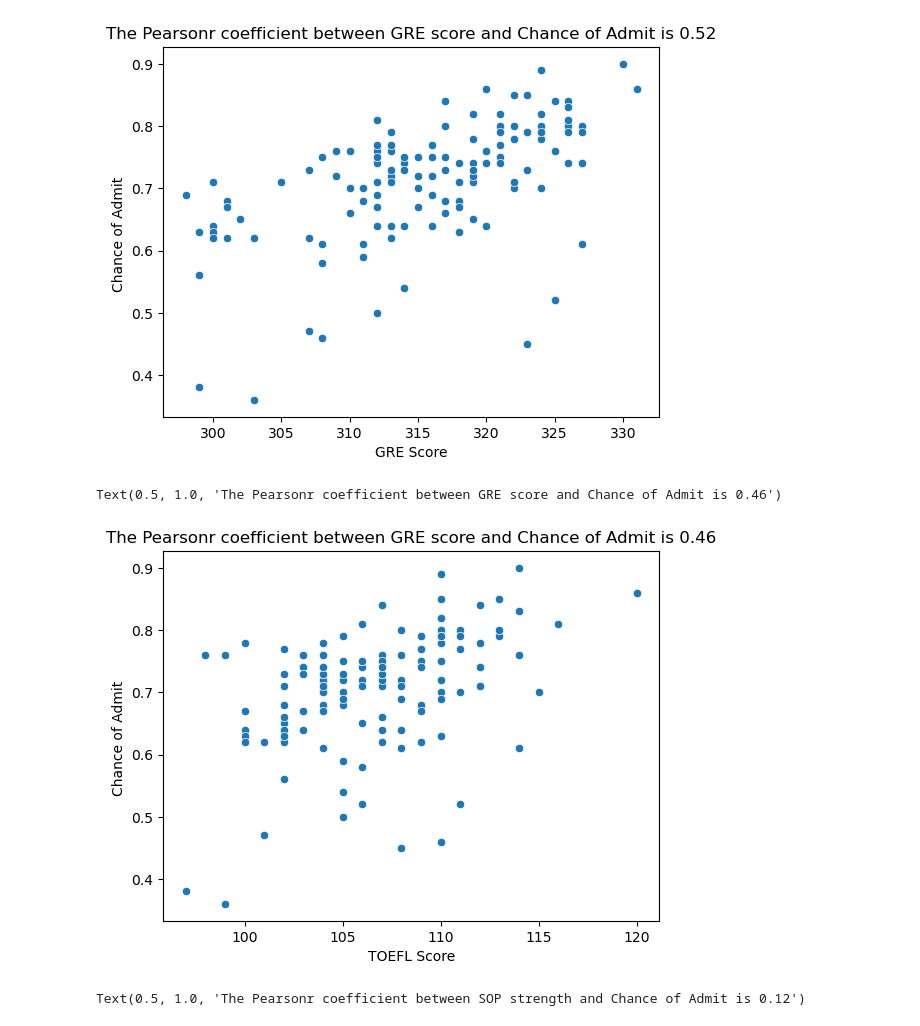
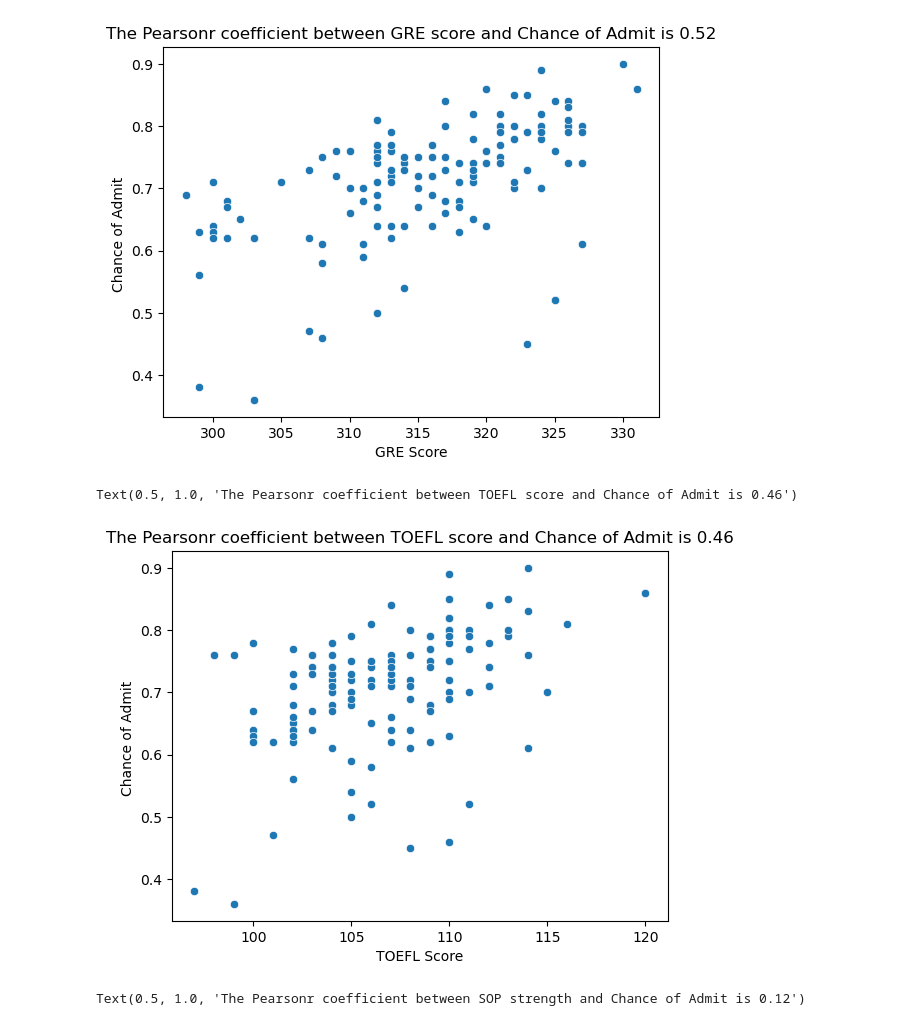
Before and after one commit to hctran1987/Mini-projects, a Jupyter notebook: Data for Admission in the University/EDA Presentation.ipynb, the cells around one changed output. Drawn from its saved outputs; the diff is of its cells as text; code cells hidden in the pictures.

```diff
--- a/Data for Admission in the University/EDA Presentation.ipynb
+++ b/Data for Admission in the University/EDA Presentation.ipynb
@@ -117,10 +117,10 @@ Text(0.5, 1.0, 'The Pearsonr coefficient between GRE score and Chance of Admit i
 # %%
 corr_TOEFL_CoA = round(pearsonr(df3['TOEFL Score'], df3['Chance of Admit '])[0], 2)
 sns.scatterplot(data = df3, x = 'TOEFL Score', y = 'Chance of Admit ')
-plt.title('The Pearsonr coefficient between GRE score and Chance of Admit is {}'.format(corr_TOEFL_CoA))
+plt.title('The Pearsonr coefficient between TOEFL score and Chance of Admit is {}'.format(corr_TOEFL_CoA))
 # %% [output]
-Text(0.5, 1.0, 'The Pearsonr coefficient between GRE score and Chance of Admit is 0.46')
+Text(0.5, 1.0, 'The Pearsonr coefficient between TOEFL score and Chance of Admit is 0.46')
-[figure, old version]
+[figure, new version]
 # %%
 corr_SOP_CoA = pearsonr(df3['SOP'], df3['Chance of Admit '])[0]
 sns.scatterplot(data = df3, x = 'SOP', y = 'Chance of Admit ')
```
